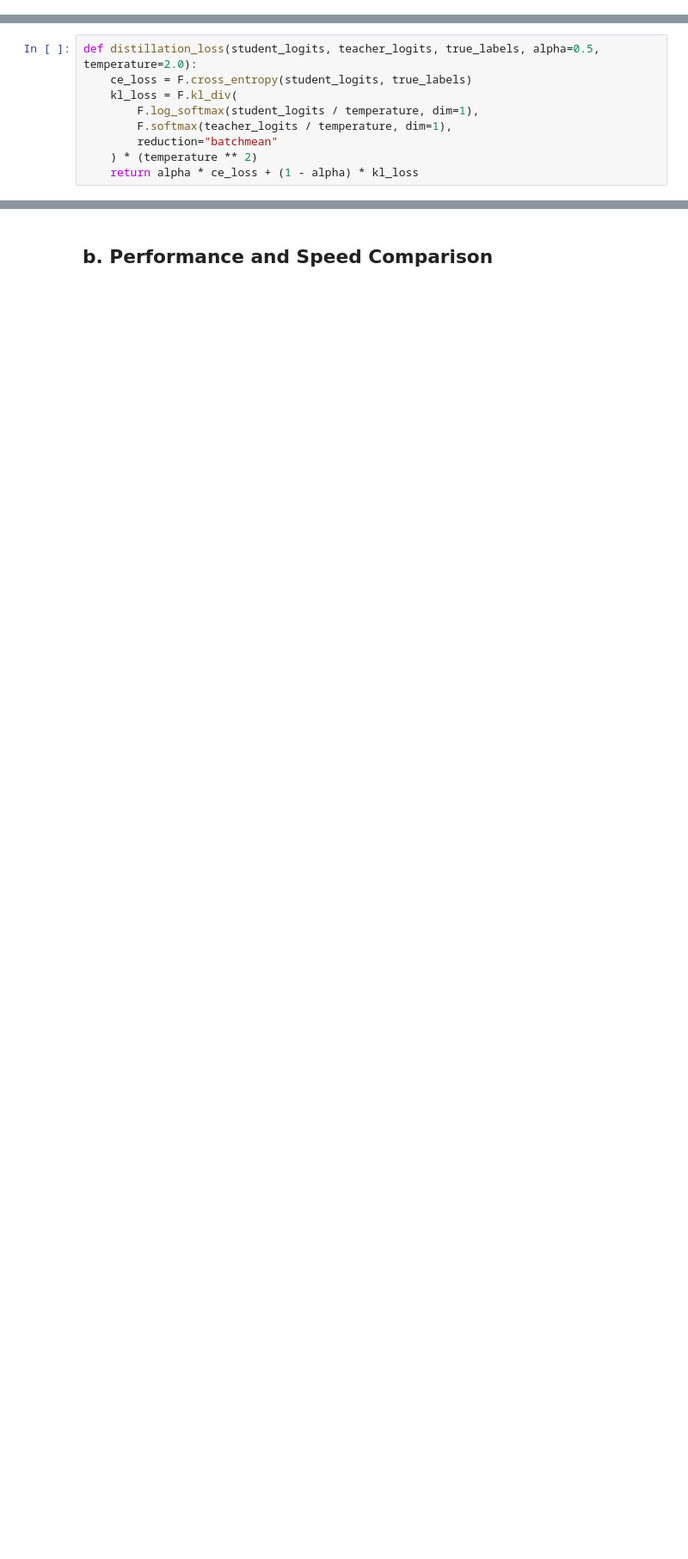
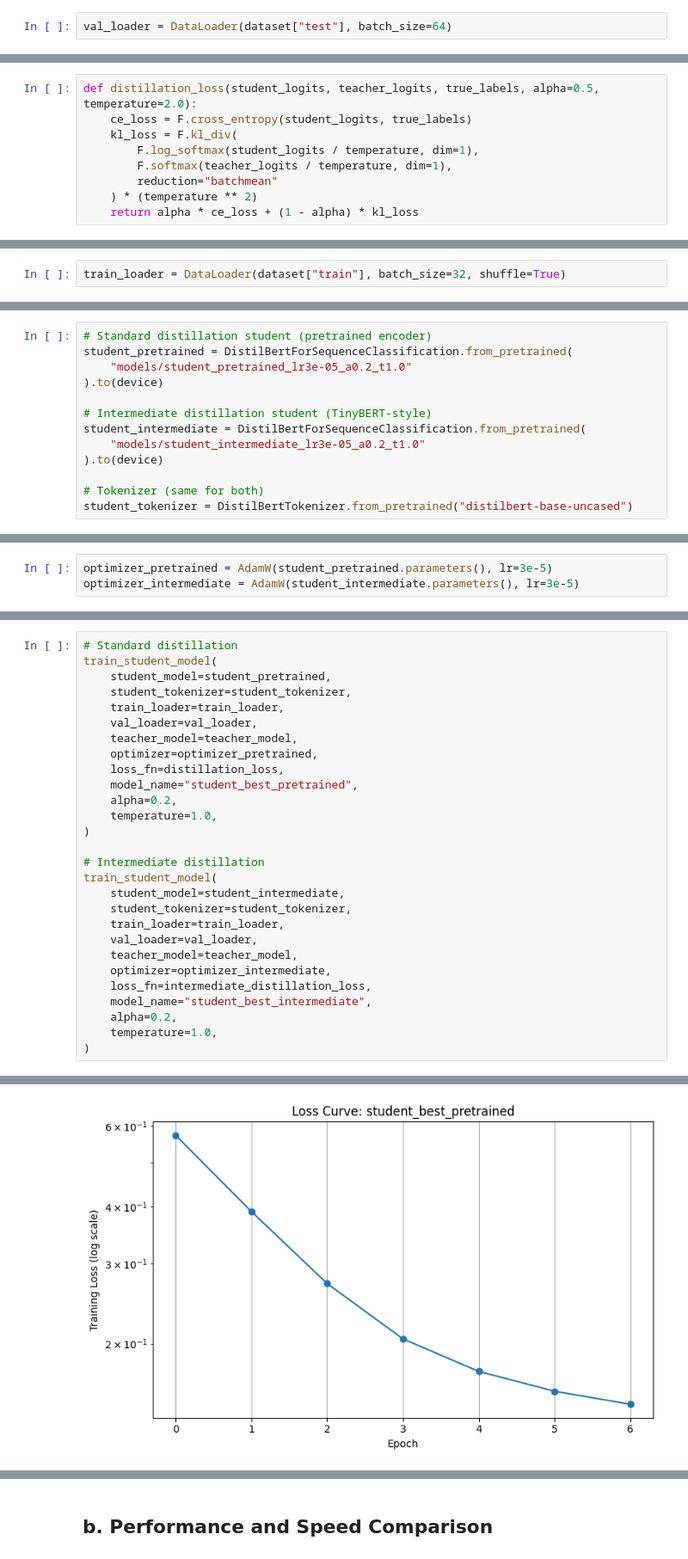
Before and after one commit to otausendschoen/NLP_Yahoo-Answers, a Jupyter notebook: part_4.ipynb, the cells around one changed output, grey strips where cells are left out. Shown at 86% size. Saved outputs shown, nothing was run; the diff lists cells and outputs as text; blank space fills up the shorter version.

```diff
--- a/part_4.ipynb
+++ b/part_4.ipynb
@@ -124 +229,3 @@ NameError: name 'torch' is not defined
+# %%
+val_loader = DataLoader(dataset["test"], batch_size=64)
 # %% [markdown]
@@ -154,0 +953,2 @@ for epoch in range(3):
+# %%
+train_loader = DataLoader(dataset["train"], batch_size=32, shuffle=True)
@@ -154,0 +1064,13 @@ for epoch in range(3):
+# %%
+# Standard distillation student (pretrained encoder)
+student_pretrained = DistilBertForSequenceClassification.from_pretrained(
+    "models/student_pretrained_lr3e-05_a0.2_t1.0"
+).to(device)
+
+# Intermediate distillation student (TinyBERT-style)
+student_intermediate = DistilBertForSequenceClassification.from_pretrained(
+    "models/student_intermediate_lr3e-05_a0.2_t1.0"
+).to(device)
+
+# Tokenizer (same for both)
+student_tokenizer = DistilBertTokenizer.from_pretrained("distilbert-base-uncased")
@@ -154,0 +1079,3 @@ for epoch in range(3):
+# %%
+optimizer_pretrained = AdamW(student_pretrained.parameters(), lr=3e-5)
+optimizer_intermediate = AdamW(student_intermediate.parameters(), lr=3e-5)
@@ -154,0 +1084,29 @@ for epoch in range(3):
+# %%
+# Standard distillation
+train_student_model(
+    student_model=student_pretrained,
+    student_tokenizer=student_tokenizer,
+    train_loader=train_loader,
+    val_loader=val_loader,
+    teacher_model=teacher_model,
+    optimizer=optimizer_pretrained,
+    loss_fn=distillation_loss,
+    model_name="student_best_pretrained",
+    alpha=0.2,
+    temperature=1.0,
+)
+
+# Intermediate distillation
+train_student_model(
+    student_model=student_intermediate,
+    student_tokenizer=student_tokenizer,
+    train_loader=train_loader,
+    val_loader=val_loader,
+    teacher_model=teacher_model,
+    optimizer=optimizer_intermediate,
+    loss_fn=intermediate_distillation_loss,
+    model_name="student_best_intermediate",
+    alpha=0.2,
+    temperature=1.0,
+)
+# %% [output]
@@ -154,0 +1130 @@ for epoch in range(3):
+[figure, added]
```
Also changed, not shown: parts of 95 cells of this notebook.
